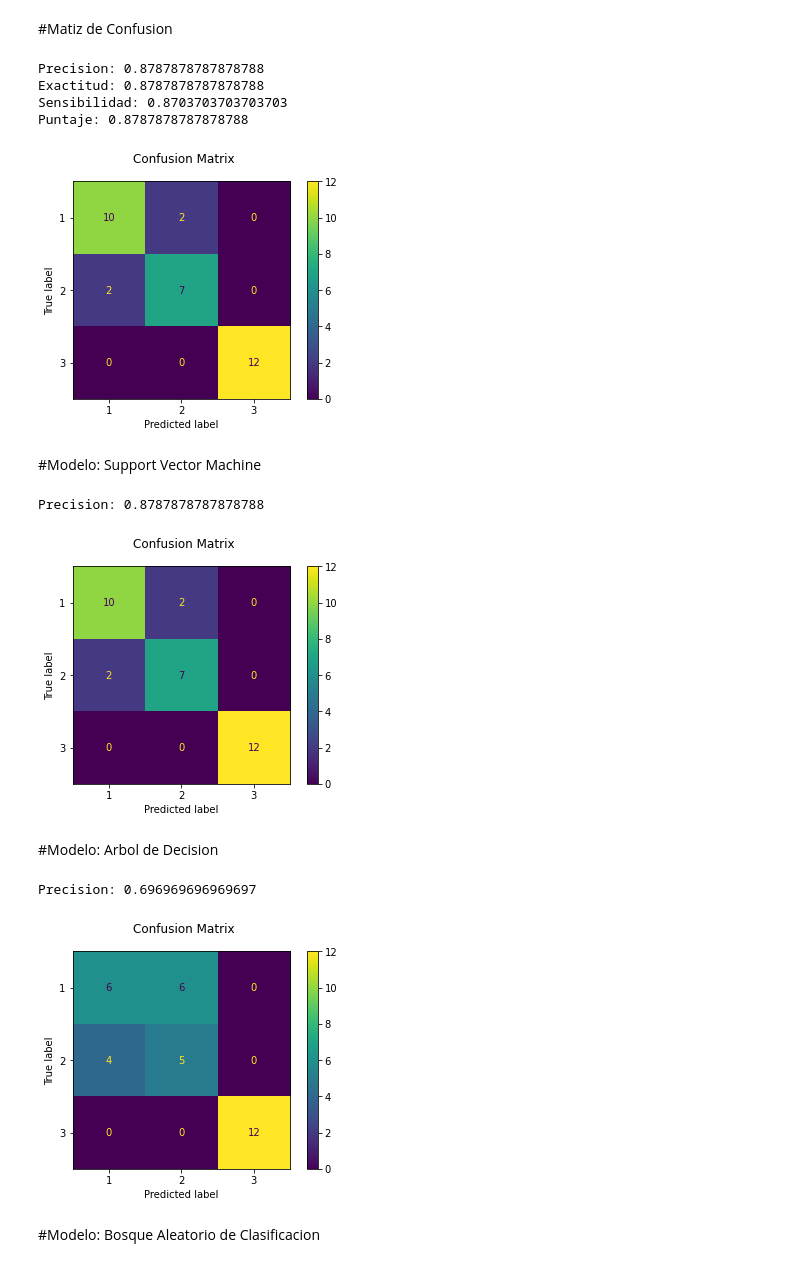
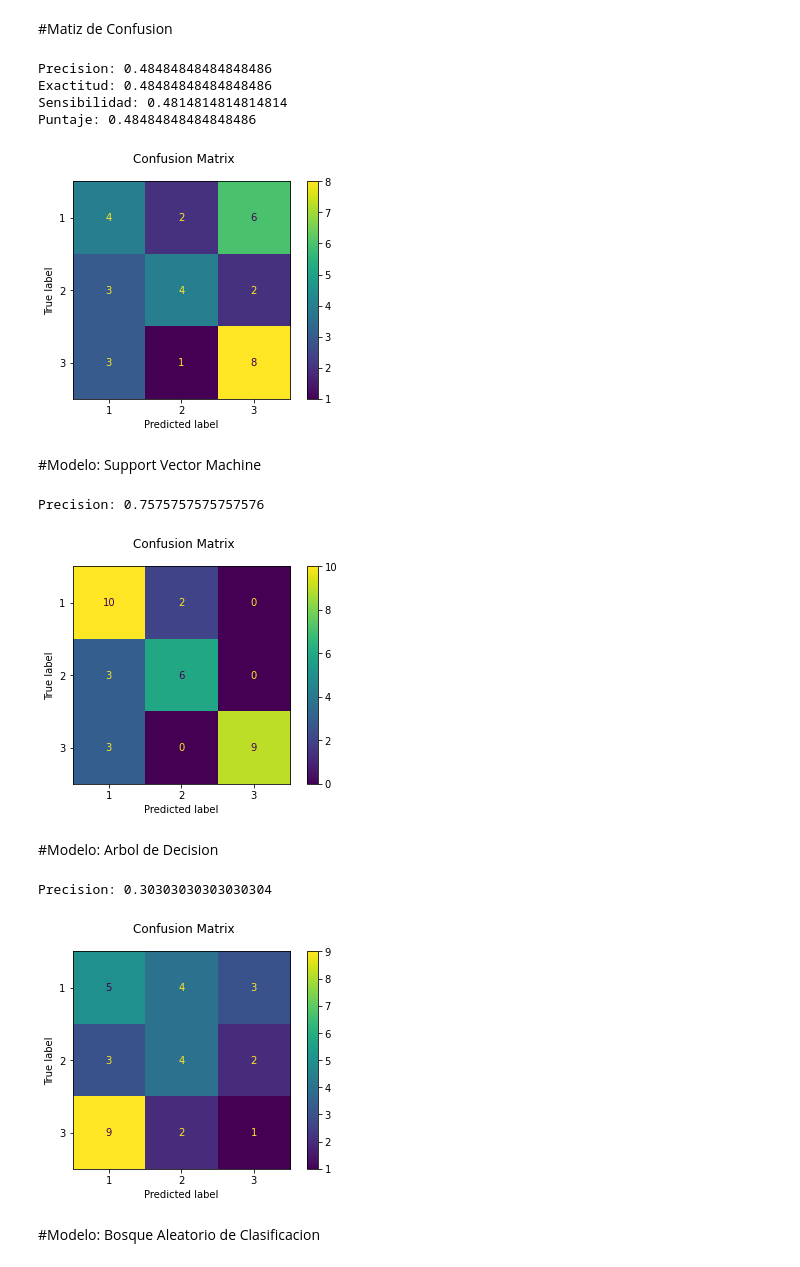
Before and after one commit to ValentinBarco/ValentinBarco, a Jupyter notebook: Proyecto_Final_Good_Bad_En_Cascada.ipynb, the cells around one changed output. Cells and saved outputs as stored; diff of their text form; code cells hidden in the pictures.

```diff
--- a/Proyecto_Final_Good_Bad_En_Cascada.ipynb
+++ b/Proyecto_Final_Good_Bad_En_Cascada.ipynb
@@ -84,7 +78,7 @@ for img in os.listdir(Amorphous):
   img = cv2.resize(img,(256,128),interpolation=cv2.INTER_AREA)
   fd = hog(img, orientations=9, pixels_per_cell=(16, 16),cells_per_block=(2, 2), multichannel=True)
   fd = fd/fd.max()
-  fd = exposure.rescale_intensity(fd, in_range= (0,5));
+  #fd = exposure.rescale_intensity(fd, in_range= (0,5));
   BadSperm_Training.append(fd)
   Amorphous_Training.append(fd)
 # %% [markdown]
@@ -359,14 +353,14 @@ La Presicion del Modelo con 9 vecinos es: 0.8484848484848485
 
 X_train, X_test, y_train, y_test = train_test_split(DatasetTipo, targetTipo, test_size=0.2, random_state=3)
 
-Kvecinos = neighbors.KNeighborsClassifier(n_neighbors=7)
-Kvecinos.fit(X_train, y_train)
+Kvecinos_Tipo = neighbors.KNeighborsClassifier(n_neighbors=7)
+Kvecinos_Tipo.fit(X_train, y_train)
 
-y_pred = Kvecinos.predict(X_test)
+y_pred = Kvecinos_Tipo.predict(X_test)
 # %% [markdown]
 #Matiz de Confusion
 # %%
-disp = metrics.plot_confusion_matrix(Kvecinos, X_test, y_test)
+disp = metrics.plot_confusion_matrix(Kvecinos_Tipo, X_test, y_test)
 disp.figure_.suptitle("Confusion Matrix");
 
 
@@ -385,11 +379,11 @@ print('Exactitud: '+ str(Exactitud))
 print('Sensibilidad: '+ str(Sensibilidad))
 print('Puntaje: '+ str(Puntaje))
 # %% [output]
-Precision: 0.8787878787878788
-Exactitud: 0.8787878787878788
-Sensibilidad: 0.8703703703703703
-Puntaje: 0.8787878787878788
+Precision: 0.48484848484848486
+Exactitud: 0.48484848484848486
+Sensibilidad: 0.4814814814814814
+Puntaje: 0.48484848484848486
-[figure, old version]
+[figure, new version]
 # %% [markdown]
 #Modelo: Support Vector Machine
 # %%
@@ -400,12 +394,12 @@ from sklearn.model_selection import GridSearchCV
 from sklearn.metrics import classification_report
 
 
-Vector= svm.SVC(kernel = 'linear')
-Vector.fit(X_train, y_train)
+Vector_Tipo= svm.SVC(kernel = 'linear')
+Vector_Tipo.fit(X_train, y_train)
 
-y_pred = Vector.predict(X_test)
+y_pred = Vector_Tipo.predict(X_test)
 # %%
-disp = metrics.plot_confusion_matrix(Vector, X_test, y_test)
+disp = metrics.plot_confusion_matrix(Vector_Tipo, X_test, y_test)
 disp.figure_.suptitle("Confusion Matrix")
 
 
@@ -414,27 +408,27 @@ Precision = precision_score(y_test, y_pred, average='micro')
 
 print('Precision: '+ str(Precision))
 # %% [output]
-Precision: 0.8787878787878788
+Precision: 0.7575757575757576
-[figure, old version]
+[figure, new version]
 # %% [markdown]
 #Modelo: Arbol de Decision
 # %%
 from sklearn.tree import DecisionTreeClassifier
 
 
-Arbol = DecisionTreeClassifier(criterion = 'entropy')
-Arbol.fit(X_train, y_train)
-y_pred = Arbol.predict(X_test)
+Arbol_Tipo = DecisionTreeClassifier(criterion = 'entropy')
+Arbol_Tipo.fit(X_train, y_train)
+y_pred = Arbol_Tipo.predict(X_test)
 # %%
 from sklearn.metrics import precision_score
-disp = metrics.plot_confusion_matrix(Arbol, X_test, y_test)
+disp = metrics.plot_confusion_matrix(Arbol_Tipo, X_test, y_test)
 disp.figure_.suptitle("Confusion Matrix")
 
 Precision = precision_score(y_test, y_pred, average='micro')
 print('Precision: '+ str(Precision))
 # %% [output]
-Precision: 0.696969696969697
+Precision: 0.30303030303030304
-[figure, old version]
+[figure, new version]
 # %% [markdown]
 #Modelo: Bosque Aleatorio de Clasificacion
 # %%
```
Also changed, not shown: parts of 15 cells of this notebook.
